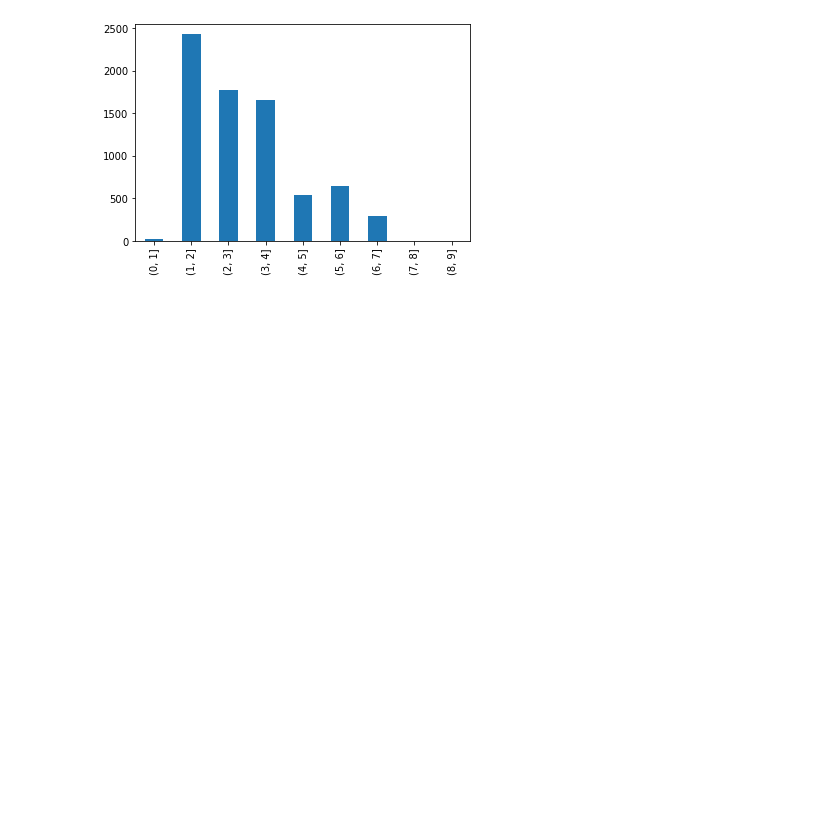
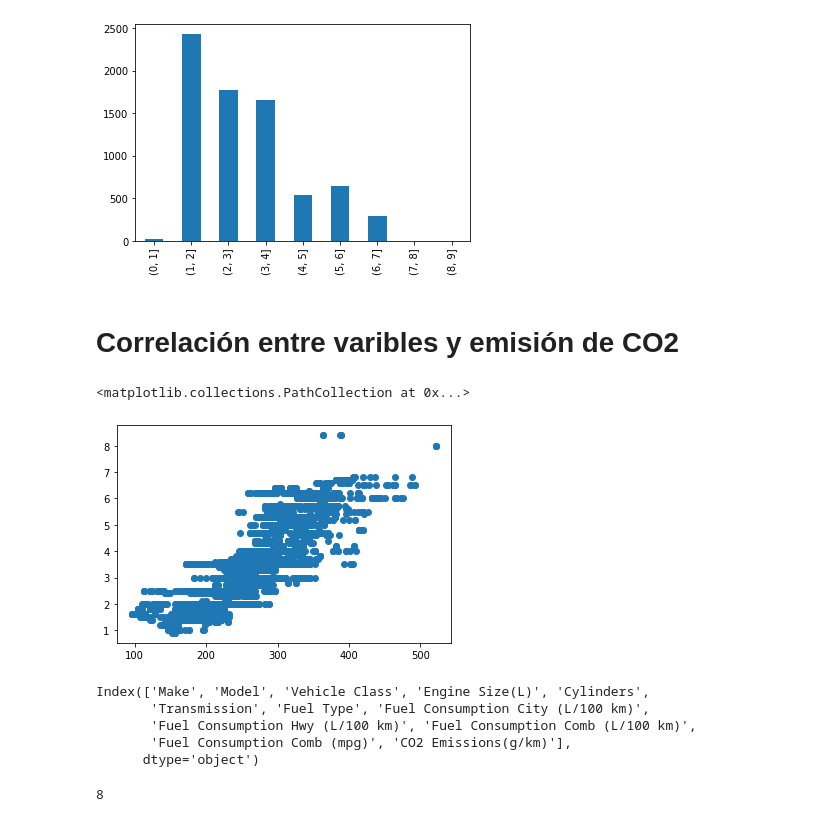
Before and after one commit to danielgqj/PythonAnalytics, a Jupyter notebook: SRC/ejemplo1.ipynb, the cells around one changed output. Saved outputs shown, nothing was run; the diff lists cells and outputs as text; code cells hidden in the pictures; blank space fills up the shorter version.

```diff
--- a/SRC/ejemplo1.ipynb
+++ b/SRC/ejemplo1.ipynb
@@ -67,3 +108,18 @@ cil_bins_count.sort_index().plot(kind='bar')
 # %% [output]
 <AxesSubplot:>
 [figure]
+# %% [markdown]
+# Correlación entre varibles y emisión de CO2
+# %%
+plt.scatter(x=df['CO2 Emissions(g/km)'], y=df['Engine Size(L)'])
+# %% [output]
+<matplotlib.collections.PathCollection at 0x...>
+[figure, added]
+# %%
+df.columns
+# %% [output]
+Index(['Make', 'Model', 'Vehicle Class', 'Engine Size(L)', 'Cylinders',
+       'Transmission', 'Fuel Type', 'Fuel Consumption City (L/100 km)',
+       'Fuel Consumption Hwy (L/100 km)', 'Fuel Consumption Comb (L/100 km)',
+       'Fuel Consumption Comb (mpg)', 'CO2 Emissions(g/km)'],
+      dtype='object')
@@ -69,0 +130,8 @@ cil_bins_count.sort_index().plot(kind='bar')
+# %%
+corr_matrix_var = ['Engine Size(L)', 'Cylinders', 'Fuel Type', 'Fuel Consumption City (L/100 km)',
+       'Fuel Consumption Hwy (L/100 km)', 'Fuel Consumption Comb (L/100 km)',
+       'Fuel Consumption Comb (mpg)', 'CO2 Emissions(g/km)']
+
+len(corr_matrix_var)
+# %% [output]
+8
```
Also changed, not shown: parts of 12 cells of this notebook.
